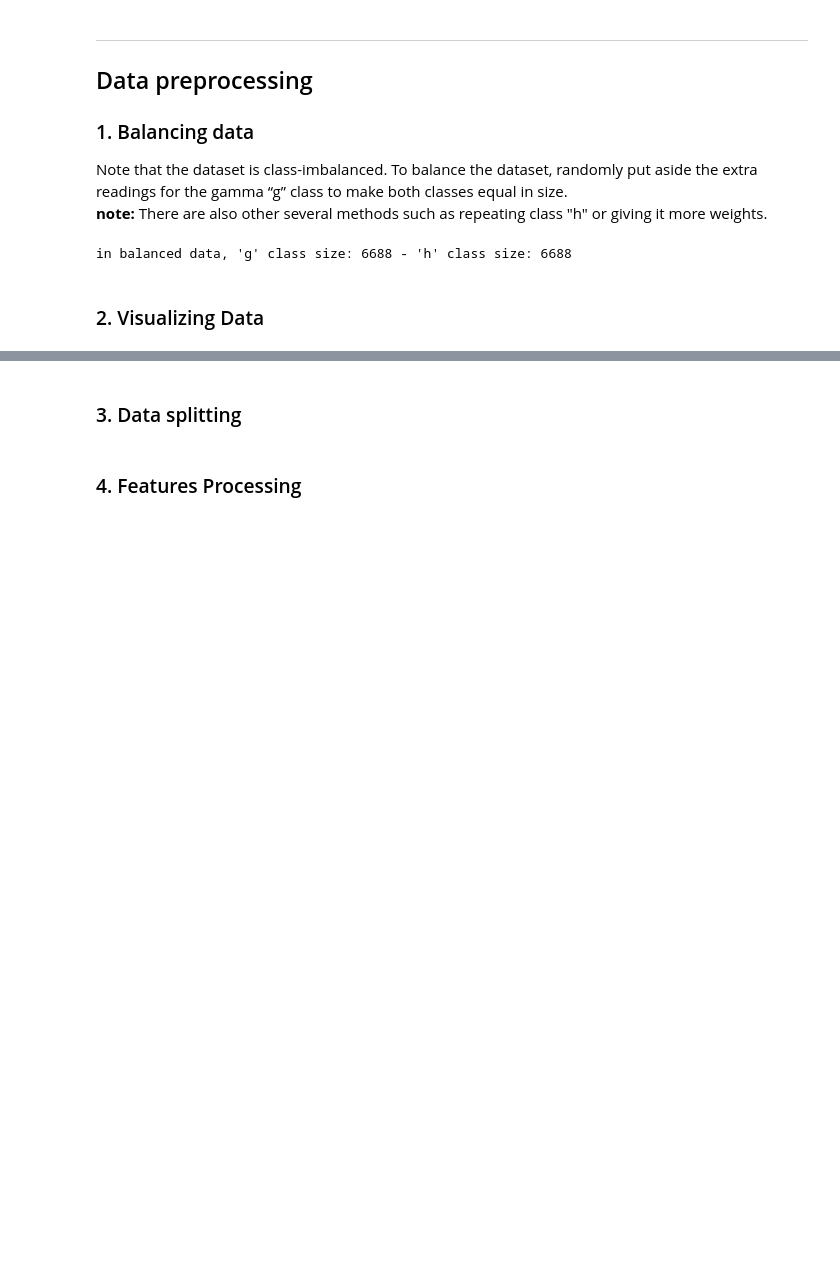
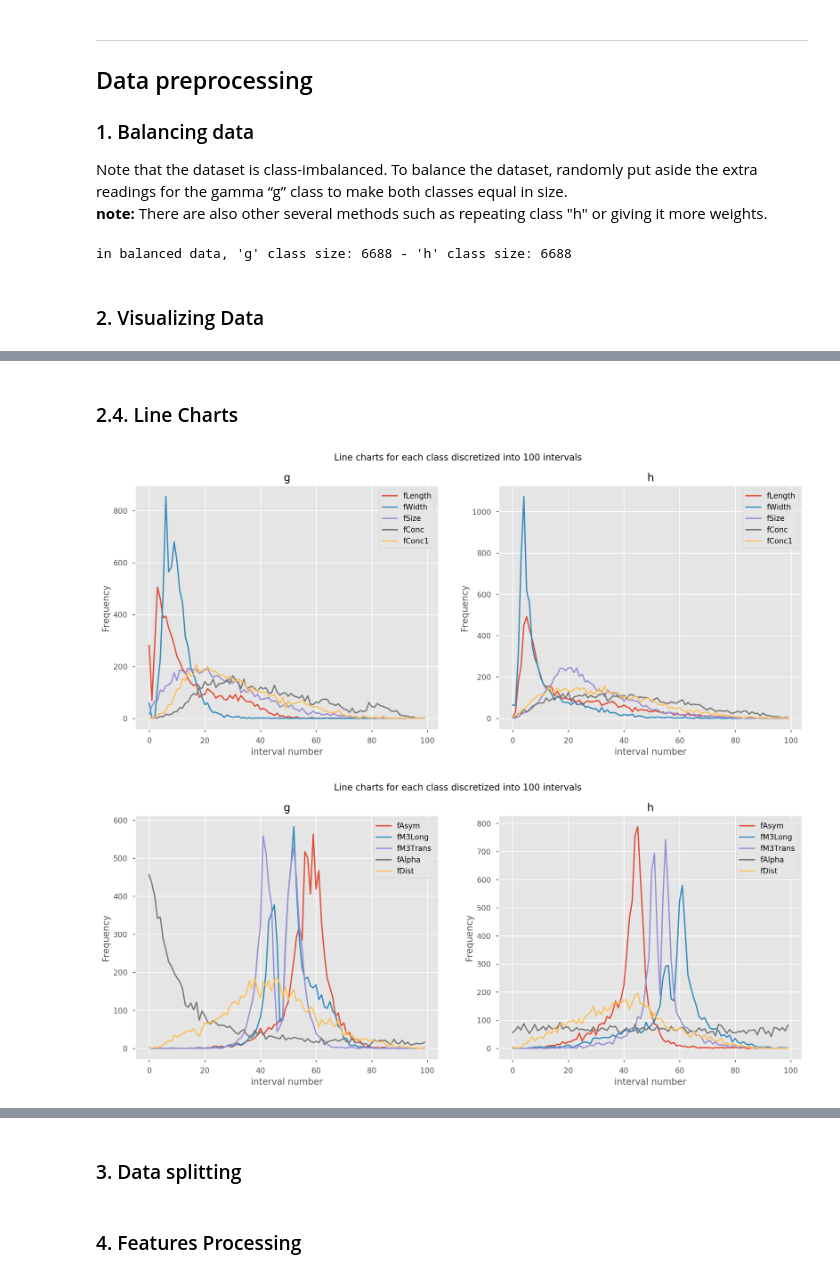
Before and after one commit to yousefzook/Data-Mining-Labs, a Jupyter notebook: lab 3/lab 3.ipynb, the cells around one changed output, grey strips where cells are left out. Saved outputs shown, nothing was run; the diff lists cells and outputs as text; code cells hidden in the pictures; blank space fills up the shorter version.

```diff
--- a/lab 3/lab 3.ipynb
+++ b/lab 3/lab 3.ipynb
@@ -82,0 +152,32 @@ in balanced data, 'g' class size: 6688 - 'h' class size: 6688
+# %% [markdown]
+### 2.4. Line Charts
+# %%
+def lineChartPlot(attrs):
+    fig, axes = plt.subplots(nrows=1, ncols=2)
+    fig.set_dpi(200)
+    fig.set_size_inches((16,6))
+    fig.suptitle("Line charts for each class discretized into 100 intervals")
+    i = 0
+    for class_name in ["g","h"]:
+        axes[i].set_title(class_name)
+        disc_X = pd.DataFrame(columns=attrs);
+        plt.style.use('ggplot')
+        class_data = balanced_data[balanced_data["class"] == class_name].drop("class", axis=1)
+        for col in attrs:
+            disc_X[col] = pd.cut(class_data[col],100)
+            categories = disc_X[col].cat.categories
+            ind = np.array([x for x, _ in enumerate(categories)])
+            grouped_X = disc_X.groupby(disc_X[col]).size()
+            axes[i].plot(ind, grouped_X, label=col)
+        axes[i].legend(loc='best')
+        axes[i].set_xlabel("interval number")
+        axes[i].set_ylabel("Frequency")
+        i+=1
+# %%
+first_5_attrs = X.columns[:5]
+last_5_attrs = X.columns[5:]
+lineChartPlot(first_5_attrs)
+lineChartPlot(last_5_attrs)
+# %% [output]
+[figure, added]
+[figure, added]
```
Also changed, not shown: parts of 14 cells of this notebook.
